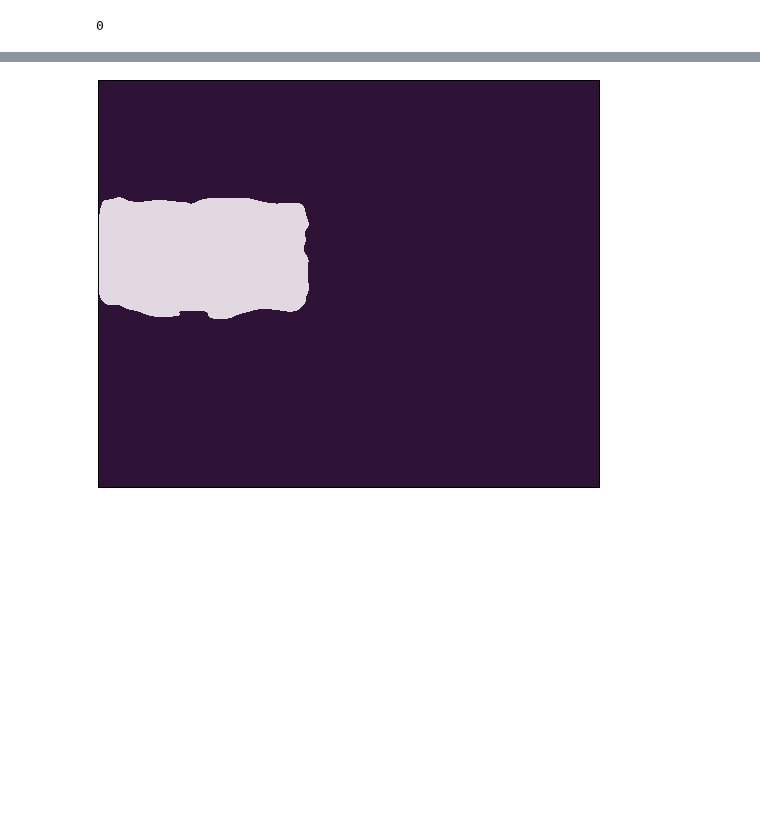
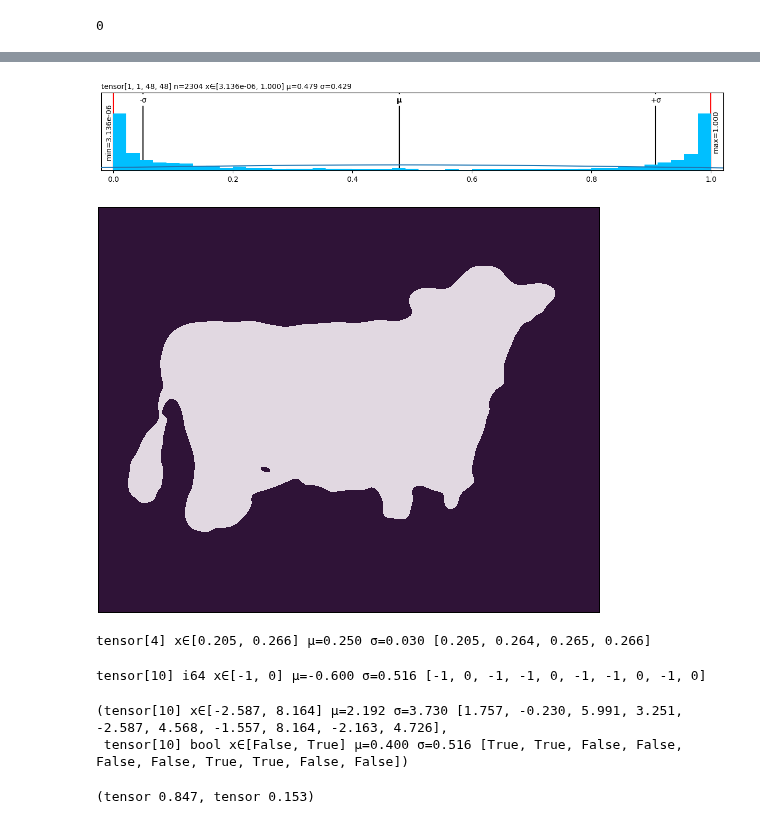
Before and after one commit to pasqualedem/DistillFSS, a Jupyter notebook: notebooks/area_focus.ipynb, the cells around one changed output, grey strips where cells are left out. Drawn from its saved outputs; the diff is of its cells as text; code cells hidden in the pictures; blank space fills up the shorter version.

```diff
--- a/notebooks/area_focus.ipynb
+++ b/notebooks/area_focus.ipynb
@@ -250,0 +246,7 @@ with torch.no_grad():
+# %%
+aggregation = "sum"
+kwargs = {
+    "temperature": 1.0
+}
+
+model.set_attn_fn(aggregation=aggregation, **kwargs)
@@ -250,0 +273,9 @@ with torch.no_grad():
+# %%
+with torch.no_grad():
+    query_img = class_input_dict[BatchKeys.IMAGES][:, 0]
+    support_imgs = class_input_dict[BatchKeys.IMAGES][:, 1:]
+    support_masks = class_input_dict[BatchKeys.PROMPT_MASKS]
+    query_feats = model.extract_feats(query_img)
+    support_feats = model.extract_feats(support_imgs[:, 0])
+# %%
+support_mask = support_masks[:, 0].clone()
@@ -251 +402,18 @@ with torch.no_grad():
+# %%
+results = [result]
+results = {k: [d[k] for d in results] for k in results[0]}
+logits = results[ResultDict.LOGITS]
+logits = torch.stack(logits, dim=1)
+fg_logits = logits[:, :, 1, ::]
+bg_logits = logits[:, :, 0, ::]
+bg_positions = fg_logits.argmax(dim=1)
+bg_logits = torch.gather(bg_logits, 1, bg_positions.unsqueeze(1))
+logits = torch.cat([bg_logits, fg_logits], dim=1)
+
+logits = model.postprocess_masks(logits, x["dims"])
+
+results = {
+    **results,
+    ResultDict.LOGITS: logits,
+}
 # %%
@@ -269,6 +448,10 @@ torch.stack([mix0, mix1]).chans(scale=4)
+# %%
+raw_res.plt(center="range")
+# %% [output]
+[figure, added]
 # %%
-seg = result['logits'].argmax(1)
+seg = results['logits'].argmax(1)
 seg = seg / seg.max()
 seg.chans
 # %% [output]
-[figure, old version]
+[figure, new version]
@@ -274,0 +460,22 @@ seg.chans
+# %%
+F.softmax((x) / 2, dim=0)
+# %% [output]
+tensor[4] x∈[0.205, 0.266] μ=0.250 σ=0.030 [0.205, 0.264, 0.265, 0.266]
+# %%
+random_flip
+# %% [output]
+tensor[10] i64 x∈[-1, 0] μ=-0.600 σ=0.516 [-1, 0, -1, -1, 0, -1, -1, 0, -1, 0]
+# %%
+x = torch.rand(10)
+mask = torch.rand(10) > 0.5
+random_flip = (torch.rand(10) > 0.5) * 2 - 1
+multiplier = 10
+x = x * random_flip * multiplier
+x, mask
+# %% [output]
+(tensor[10] x∈[-2.587, 8.164] μ=2.192 σ=3.730 [1.757, -0.230, 5.991, 3.251, -2.587, 4.568, -1.557, 8.164, -2.163, 4.726],
+ tensor[10] bool x∈[False, True] μ=0.400 σ=0.516 [True, True, False, False, False, False, True, True, False, False])
+# %%
+F.softmax(x)[mask].sum(), F.softmax(x)[mask.logical_not()].sum()
+# %% [output]
+(tensor 0.847, tensor 0.153)
```
Also changed, not shown: parts of 33 cells of this notebook, 44 other files.
